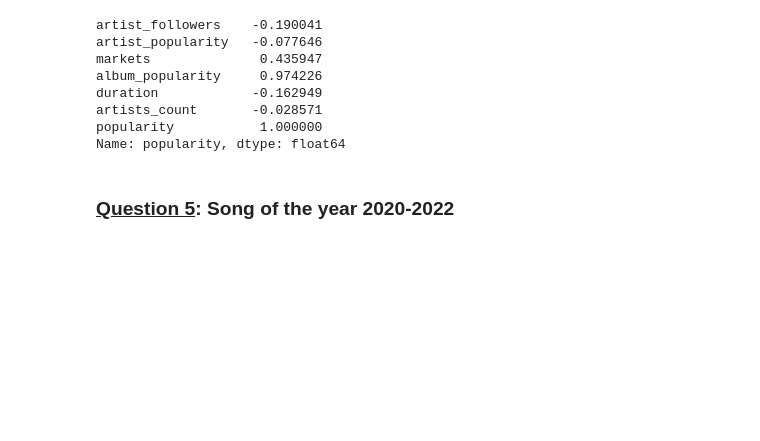
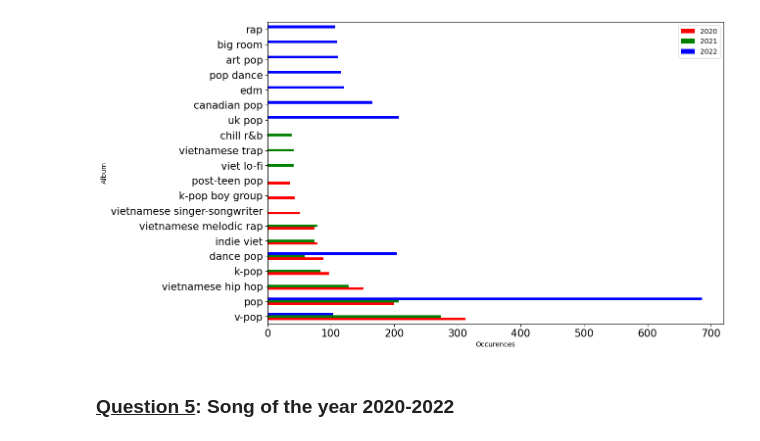
Before and after one commit to quytrungg/Final_Project_CSC14119, a Jupyter notebook: data_analysis/data_analysis.ipynb, the cells around one changed output. Cells and saved outputs as stored; diff of their text form; code cells hidden in the pictures; blank space fills up the shorter version.

```diff
--- a/data_analysis/data_analysis.ipynb
+++ b/data_analysis/data_analysis.ipynb
@@ -74,11 +78,0 @@ songs_model_df.corr(method='spearman')
-# %%
-songs_model_df.corr(method='spearman')['popularity']
-# %% [output]
-artist_followers    -0.190041
-artist_popularity   -0.077646
-markets              0.435947
-album_popularity     0.974226
-duration            -0.162949
-artists_count       -0.028571
-popularity           1.000000
-Name: popularity, dtype: float64
@@ -85,3 +94,10 @@ Name: popularity, dtype: float64
+# %%
+top_genres_df = pd.concat([top10_genres_2020, top10_genres_2021, top10_genres_2022], axis=1)
+# %%
+top_genres_df.plot(kind='barh', color=['r', 'g', 'b'], figsize=(12, 8),
+                        xlabel='Occurences', ylabel='Album', fontsize=15);
+# %% [output]
+[figure, added]
 # %% [markdown]
 ### <b><u>Question 5</u>: Song of the year 2020-2022</b>
 # %%
```
Also changed, not shown: parts of 35 cells of this notebook.
